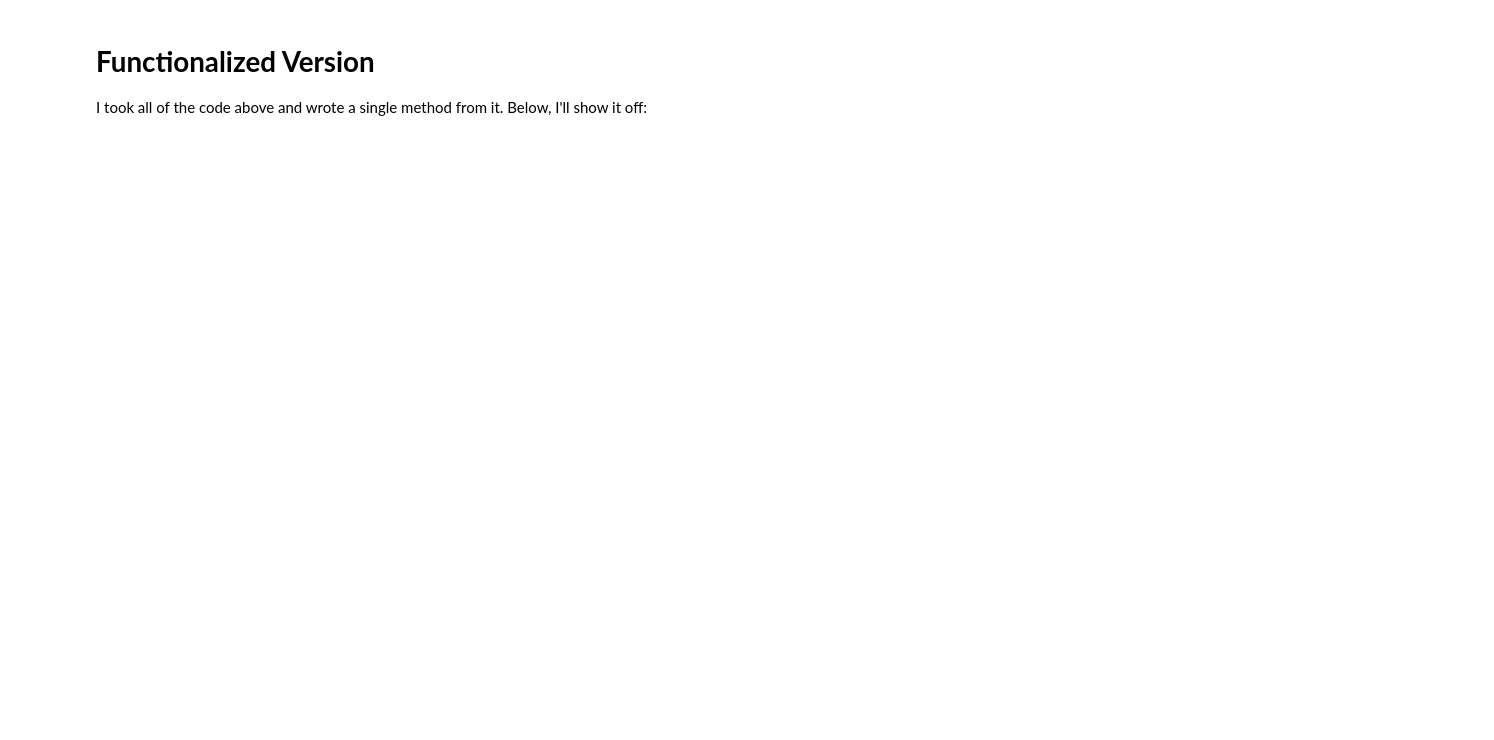
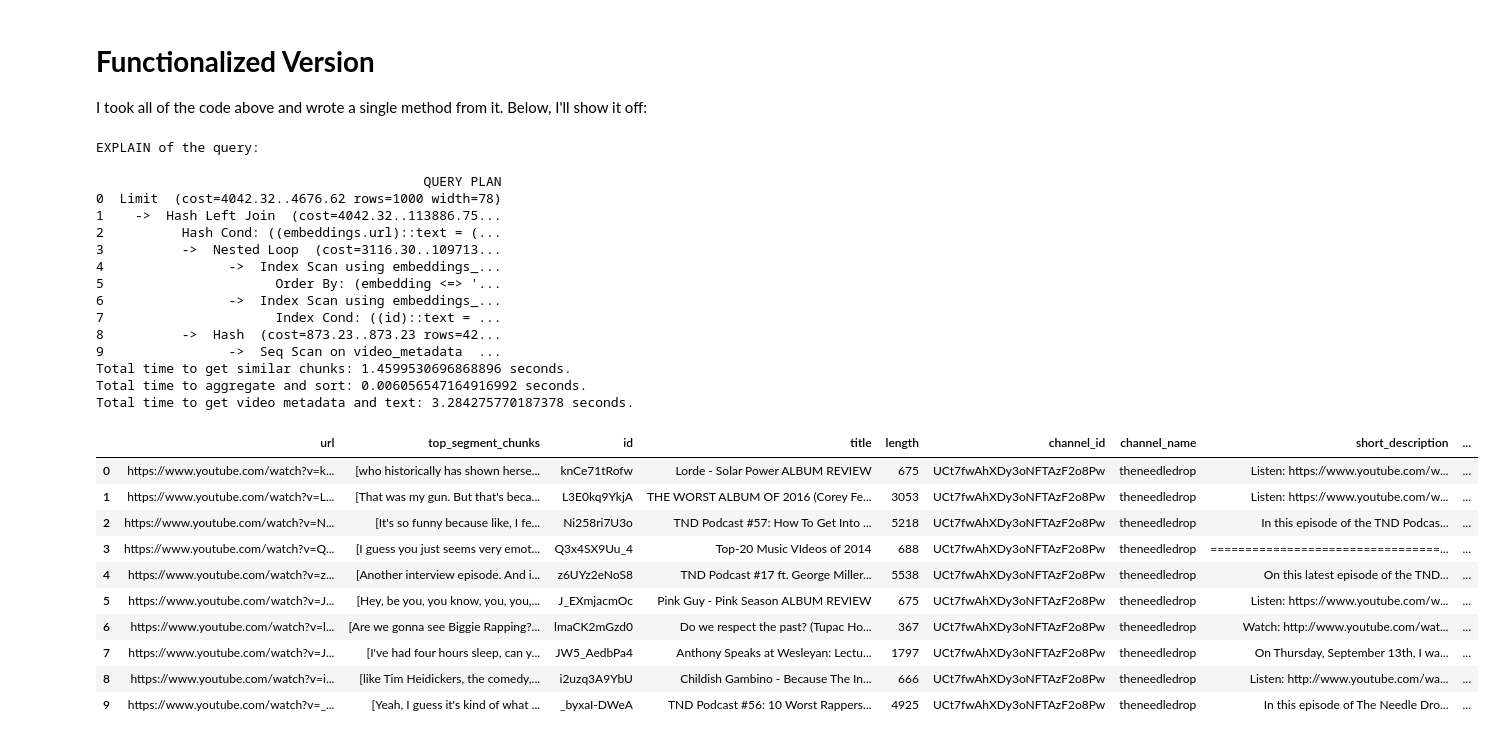
Before and after one commit to trevbook/neural-needledrop, a Jupyter notebook: api/notebooks/02. Creating a Neural Search Method.ipynb, the cells around one changed output. Saved outputs shown, nothing was run; the diff lists cells and outputs as text; code cells hidden in the pictures; blank space fills up the shorter version.

Commit message:
Various small tweaks to the search algorithm to increase performance

```diff
--- a/api/notebooks/02. Creating a Neural Search Method.ipynb
+++ b/api/notebooks/02. Creating a Neural Search Method.ipynb
@@ -202,14 +235,52 @@ for index, row in segment_chunks_to_showcase_df.head(3).iterrows():
 I took all of the code above and wrote a single method from it. Below, I'll show it off:
 # %%
 from utils.search import neural_search
+import json
 
 # Run the search
-neural_search(
-    query="deep, slowed drone background vocals, glitchy percussion and a heavy bassline",
+results = neural_search(
+    query="jim carrey",
     release_date_filter=None,
     video_type_filter=None,
     review_score_filter=None,
-    n_most_similar_chunks_per_video=8,
-    n_videos_to_return=3,
+    n_most_similar_chunks_per_video=5,
+    n_videos_to_return=10,
     n_segment_chunks_to_showcase=3,
+    min_similar_chunks=2,
+    n_chunks_to_consider_initially=1000,
+    nearest_neighbors_to_screen=None,
+    ivfflat_probes=50
 )
+
+# Create a DataFrame
+results_df = pd.DataFrame(json.loads(results))
+
+results_df
+# %% [output]
+EXPLAIN of the query:
+
+                                          QUERY PLAN
+0  Limit  (cost=4042.32..4676.62 rows=1000 width=78)
+1    ->  Hash Left Join  (cost=4042.32..113886.75...
+2          Hash Cond: ((embeddings.url)::text = (...
+3          ->  Nested Loop  (cost=3116.30..109713...
+4                ->  Index Scan using embeddings_...
+5                      Order By: (embedding <=> '...
+6                ->  Index Scan using embeddings_...
+7                      Index Cond: ((id)::text = ...
+8          ->  Hash  (cost=873.23..873.23 rows=42...
+9                ->  Seq Scan on video_metadata  ...
+Total time to get similar chunks: 1.4599530696868896 seconds.
+Total time to aggregate and sort: 0.006056547164916992 seconds.
+Total time to get video metadata and text: 3.284275770187378 seconds.
+|  | url | top_segment_chunks | id | title | length | channel_id | channel_name | short_description | ... |
+| 0 | https://www.youtube.com/watch?v=k... | [who historically has shown herse... | knCe71tRofw | Lorde - Solar Power ALBUM REVIEW | 675 | UCt7fwAhXDy3oNFTAzF2o8Pw | theneedledrop | Listen: https://www.youtube.com/w... | ... |
+| 1 | https://www.youtube.com/watch?v=L... | [That was my gun. But that's beca... | L3E0kq9YkjA | THE WORST ALBUM OF 2016 (Corey Fe... | 3053 | UCt7fwAhXDy3oNFTAzF2o8Pw | theneedledrop | Listen: https://www.youtube.com/w... | ... |
+| 2 | https://www.youtube.com/watch?v=N... | [It's so funny because like, I fe... | Ni258ri7U3o | TND Podcast #57: How To Get Into ... | 5218 | UCt7fwAhXDy3oNFTAzF2o8Pw | theneedledrop | In this episode of the TND Podcas... | ... |
+| 3 | https://www.youtube.com/watch?v=Q... | [I guess you just seems very emot... | Q3x4SX9Uu_4 | Top-20 Music VIdeos of 2014 | 688 | UCt7fwAhXDy3oNFTAzF2o8Pw | theneedledrop | =================================... | ... |
+| 4 | https://www.youtube.com/watch?v=z... | [Another interview episode. And i... | z6UYz2eNoS8 | TND Podcast #17 ft. George Miller... | 5538 | UCt7fwAhXDy3oNFTAzF2o8Pw | theneedledrop | On this latest episode of the TND... | ... |
+| 5 | https://www.youtube.com/watch?v=J... | [Hey, be you, you know, you, you,... | J_EXmjacmOc | Pink Guy - Pink Season ALBUM REVIEW | 675 | UCt7fwAhXDy3oNFTAzF2o8Pw | theneedledrop | Listen: https://www.youtube.com/w... | ... |
+| 6 | https://www.youtube.com/watch?v=l... | [Are we gonna see Biggie Rapping?... | lmaCK2mGzd0 | Do we respect the past? (Tupac Ho... | 367 | UCt7fwAhXDy3oNFTAzF2o8Pw | theneedledrop | Watch: http://www.youtube.com/wat... | ... |
+| 7 | https://www.youtube.com/watch?v=J... | [I've had four hours sleep, can y... | JW5_AedbPa4 | Anthony Speaks at Wesleyan: Lectu... | 1797 | UCt7fwAhXDy3oNFTAzF2o8Pw | theneedledrop | On Thursday, September 13th, I wa... | ... |
+| 8 | https://www.youtube.com/watch?v=i... | [like Tim Heidickers, the comedy,... | i2uzq3A9YbU | Childish Gambino - Because The In... | 666 | UCt7fwAhXDy3oNFTAzF2o8Pw | theneedledrop | Listen: http://www.youtube.com/wa... | ... |
+| 9 | https://www.youtube.com/watch?v=_... | [Yeah, I guess it's kind of what ... | _byxaI-DWeA | TND Podcast #56: 10 Worst Rappers... | 4925 | UCt7fwAhXDy3oNFTAzF2o8Pw | theneedledrop | In this episode of The Needle Dro... | ... |
```
Also changed, not shown: parts of 8 cells of this notebook, 8 other files.
